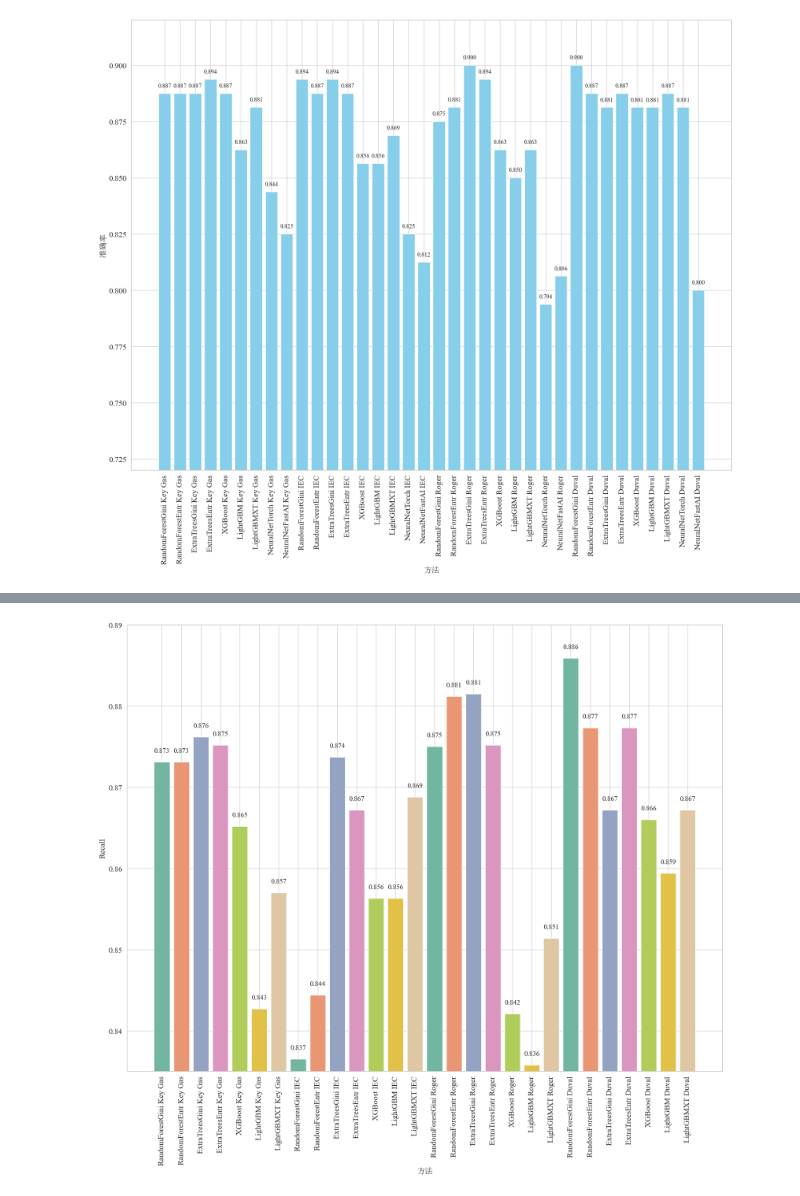
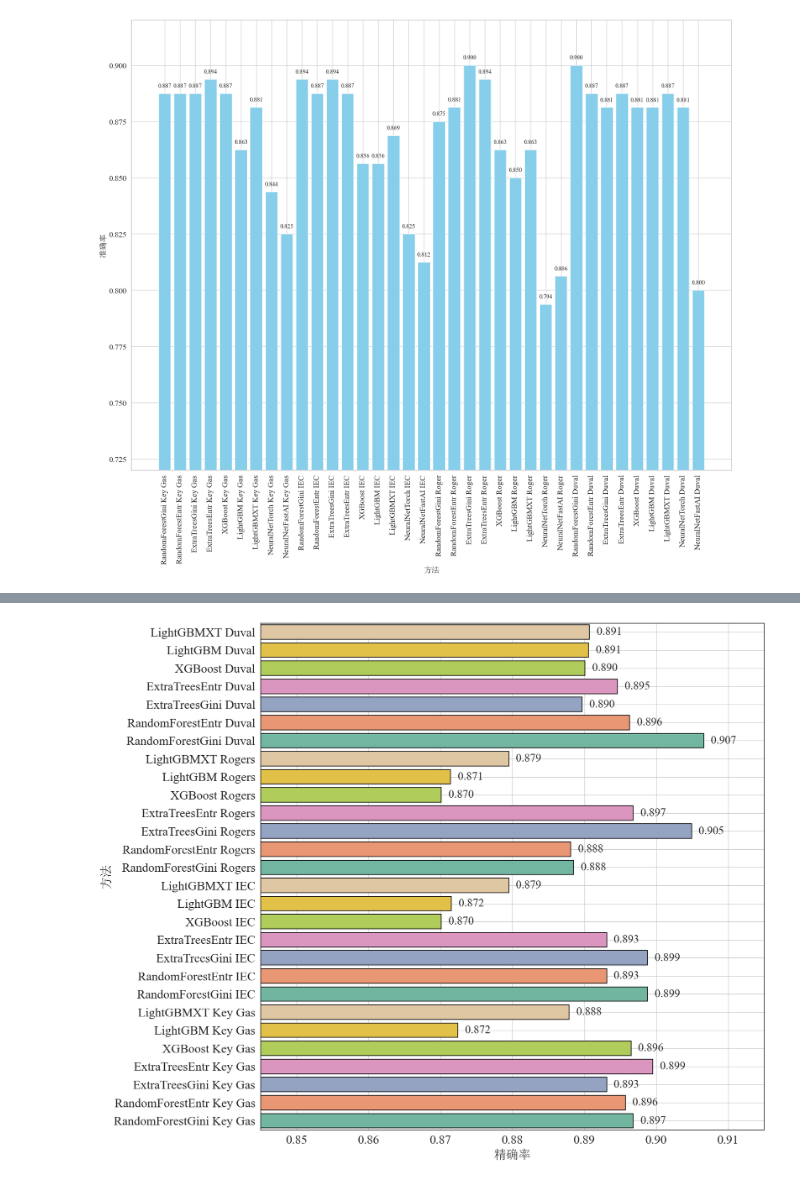
Before and after one commit to Sihan0229/DGA, a Jupyter notebook: Dissolved-Gas-Analysis/figure_show.ipynb, the cells around one changed output, grey strips where cells are left out. Saved outputs shown, nothing was run; the diff lists cells and outputs as text; code cells hidden in the pictures.

```diff
--- a/Dissolved-Gas-Analysis/figure_show.ipynb
+++ b/Dissolved-Gas-Analysis/figure_show.ipynb
@@ -825,24 +822,24 @@ import matplotlib.pyplot as plt
 import pandas as pd
 from matplotlib.font_manager import FontProperties
 
-# 设置字体
-font_cn = FontProperties(fname=r"C:\Windows\Fonts\simsun.ttc", size=16)
-font_en = FontProperties(fname=r"C:\Windows\Fonts\times.ttf", size=16)
+# # 设置字体
+# font_cn = FontProperties(fname=r"C:\Windows\Fonts\simsun.ttc", size=16)
+# font_en = FontProperties(fname=r"C:\Windows\Fonts\times.ttf", size=16)
 
 # 构造数据
 data = {
-    '特征': ['Key Gas'] * 7 + ['IEC'] * 7 + ['Roger'] * 7 + ['Duval'] * 7,
+    '特征': ['Key Gas'] * 7 + ['IEC'] * 7 + ['Rogers'] * 7 + ['Duval'] * 7,
     '模型': [
         'RandomForestGini', 'RandomForestEntr', 'ExtraTreesGini', 'ExtraTreesEntr', 'XGBoost', 'LightGBM', 'LightGBMXT',# 'NeuralNetTorch', 'NeuralNetFastAI',
         'RandomForestGini', 'RandomForestEntr', 'ExtraTreesGini', 'ExtraTreesEntr', 'XGBoost', 'LightGBM', 'LightGBMXT', #'NeuralNetTorch', 'NeuralNetFastAI',
         'RandomForestGini', 'RandomForestEntr', 'ExtraTreesGini', 'ExtraTreesEntr', 'XGBoost', 'LightGBM', 'LightGBMXT', #'NeuralNetTorch', 'NeuralNetFastAI',
         'RandomForestGini', 'RandomForestEntr', 'ExtraTreesGini', 'ExtraTreesEntr', 'XGBoost', 'LightGBM', 'LightGBMXT', #'NeuralNetTorch', 'NeuralNetFastAI',
     ],
-    'Recall': [
-        0.8731,0.8731,0.8762,0.8752, 0.8652, 0.8427, 0.8570, #0.8438, 0.8250,
-        0.8365,0.8444, 0.8737, 0.8672, 0.8563, 0.8563, 0.8688, #0.8250, 0.8125,
-        0.8750,0.8812, 0.8815, 0.8752, 0.8421, 0.8358, 0.8514, #0.79375, 0.80625,
-        0.8859,0.8773, 0.8672, 0.8773, 0.8660, 0.8594, 0.8672, #0.88125, 0.8000
+    'Precision': [
+        0.8968, 0.8957, 0.8931, 0.8995, 0.8965, 0.8724, 0.8879, #0.8438, 0.8250,
+        0.8988, 0.8931, 0.8988, 0.8931, 0.8701, 0.8715, 0.8795, #0.8250, 0.8125,
+        0.8885, 0.8881, 0.9049, 0.8968, 0.8701, 0.8714, 0.8795, #0.79375, 0.80625,
+        0.9066, 0.8963, 0.8897, 0.8946, 0.8901, 0.8906, 0.8907, #0.88125, 0.8000
     ]
 }
 
@@ -856,42 +853,50 @@ model_colors = [
     '#95a3c3',  # 3
     '#db96c0',  # 4
     '#b0cc5a',  # 5
     '#e2c148',  # 6
     '#dfc7a3',  # 7
     # '#bdbdbd',  # 8
     # '#97c9ba'   # 9 - 新补充的
 ]
 
 # 映射模型到颜色
 unique_models = [
     'RandomForestGini', 'RandomForestEntr', 'ExtraTreesGini', 'ExtraTreesEntr',
     'XGBoost', 'LightGBM', 'LightGBMXT'#, 'NeuralNetTorch', 'NeuralNetFastAI'
 ]
 model_color_map = dict(zip(unique_models, model_colors))
 df['颜色'] = df['模型'].map(model_color_map)
 
 # 设置风格
 import seaborn as sns
 sns.set(style="whitegrid")
 
 # 绘图
-plt.figure(figsize=(18, 16))
-bars = plt.bar(df['方法'], df['Recall'], color=df['颜色'])
+plt.figure(figsize=(16, 16))
+bars = plt.barh(df['方法'], df['Precision'], color=df['颜色'],
+        edgecolor='black',      # 添加边框
+        linewidth=1.2)
 
 # 添加数值标签
 for bar in bars:
-    height = bar.get_height()
-    plt.text(bar.get_x() + bar.get_width()/2, height + 0.001, f'{height:.3f}',
-             ha='center', va='bottom', fontsize=14, fontproperties=font_en)
+    width = bar.get_width()
+    plt.text(width + 0.001, bar.get_y() + bar.get_height()/2, f'{width:.3f}',
+             va='center', ha='left', fontsize=20, fontproperties=font_en)
 
 # 坐标轴设置
-plt.xlabel('方法', fontsize=16, fontproperties=font_cn)
-plt.ylabel('Recall', fontsize=16, fontproperties=font_en)
-plt.xticks(rotation=90, fontsize=12, fontproperties=font_en)
-plt.yticks(fontsize=12, fontproperties=font_en)
-plt.ylim(0.835, 0.89)
+plt.ylabel('方法', fontsize=22, fontproperties=font_cn)
+plt.xlabel('精确率', fontsize=22, fontproperties=font_cn)
+plt.yticks(fontsize=22, fontproperties=font_en)
+plt.xticks(fontsize=22, fontproperties=font_en)
+plt.xlim(0.845, 0.915)
+plt.ylim(-0.5, len(df) - 0.5)
+#plt.tight_layout(pad=0)
+plt.subplots_adjust(top=0.8, bottom=0.02)
+ax = plt.gca()  # 获取当前坐标轴
+for spine in ax.spines.values():
+    spine.set_edgecolor('black')  # 设置边框颜色
+    spine.set_linewidth(1.0)      # 设置边框粗细
 
-plt.tight_layout()
 plt.show()
 # %% [output]
-[figure, old version]
+[figure, new version]
```
Also changed, not shown: parts of 6 cells of this notebook.
